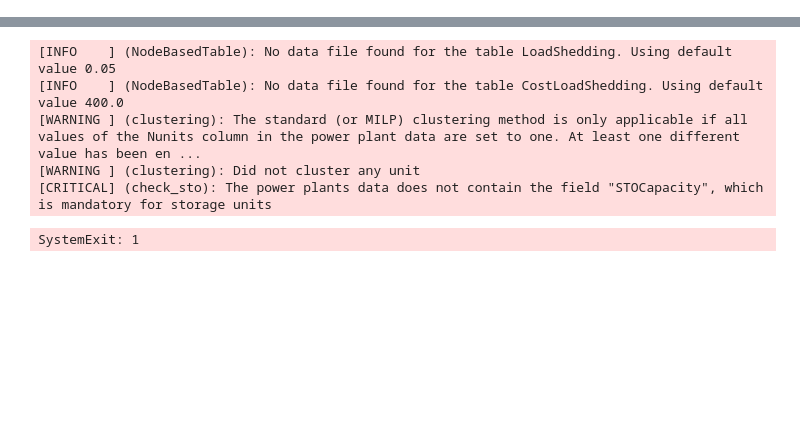
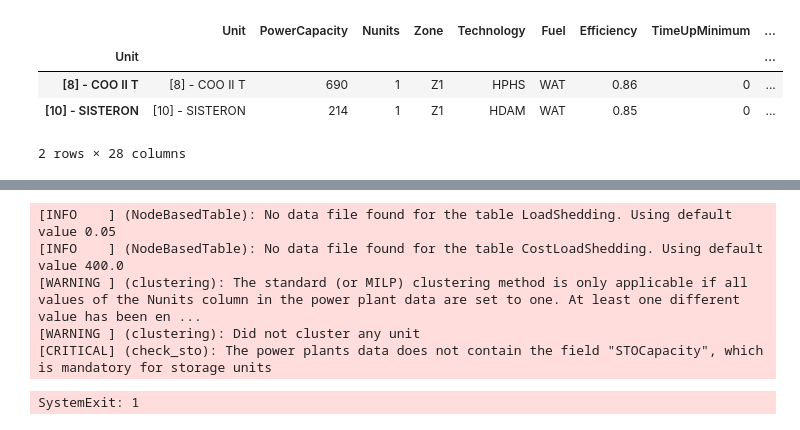
Before and after one commit to Matzee/Dispa-SET, a Jupyter notebook: Testing DispaModel.ipynb, the cells around one changed output, grey strips where cells are left out. Drawn from its saved outputs; the diff is of its cells as text; code cells hidden in the pictures; blank space fills up the shorter version.

```diff
--- a/Testing DispaModel.ipynb
+++ b/Testing DispaModel.ipynb
@@ -67,0 +115,8 @@ FileNotFoundError: [Errno 2] No such file or directory: './tests/conf.yml'
+# %%
+dm.data.plants_sto
+# %% [output]
+|  | Unit | PowerCapacity | Nunits | Zone | Technology | Fuel | Efficiency | TimeUpMinimum | ... |
+| Unit |  |  |  |  |  |  |  |  | ... |
+| [8] - COO II T | [8] - COO II T | 690 | 1 | Z1 | HPHS | WAT | 0.86 | 0 | ... |
+| [10] - SISTERON | [10] - SISTERON | 214 | 1 | Z1 | HDAM | WAT | 0.85 | 0 | ... |
+2 rows × 28 columns
```
Also changed, not shown: parts of 16 cells of this notebook, 7 other files.
